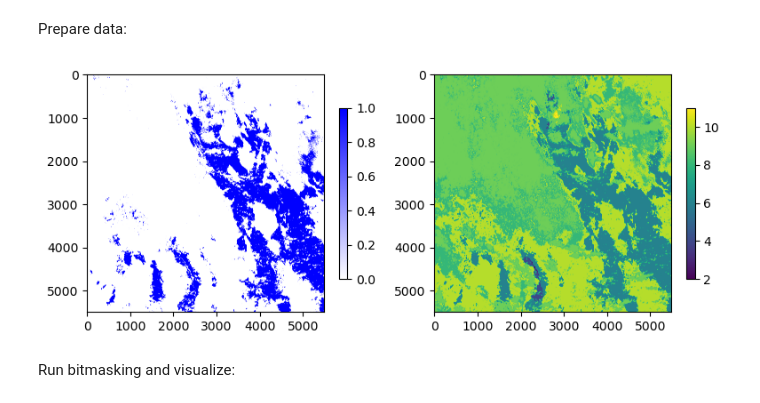
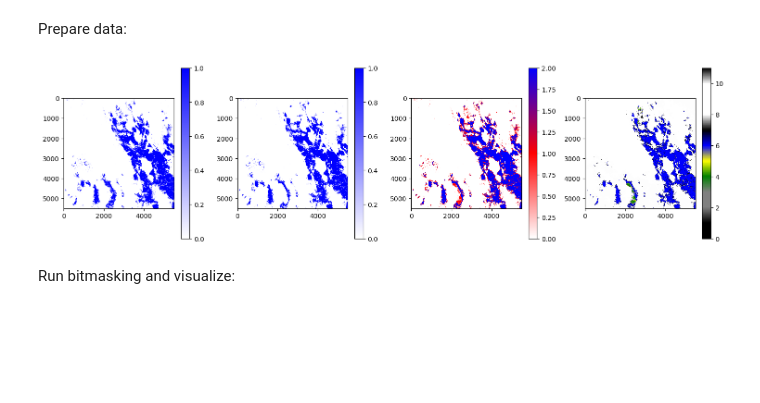
Before and after one commit to sabinenix/testing-wofs, a Jupyter notebook: bit-masking.ipynb, the cells around one changed output. Saved outputs shown, nothing was run; the diff lists cells and outputs as text; code cells hidden in the pictures; blank space fills up the shorter version.

Commit message:
Combined cloud water mask for sentinel-2

```diff
--- a/bit-masking.ipynb
+++ b/bit-masking.ipynb
@@ -63,7 +63,7 @@ def sen2_unpack_qa(data_array, cover_type):
                                 cloud_high_prob=[9],
                                 thin_cirrus=[10],
                                 snow_ice=[11],
-                                clear = [4,5,6,11]
+                                clear = [4,5,6,11],
                                 )
     return unpack_bits(land_cover_endcoding, data_array, cover_type)
 
@@ -157,29 +157,51 @@ sc_band = o_bands_data[6]
 for i in o_bands_data: i.close() # close the files
 # %%
 clear_mask = qa_clean_mask(sc_band, 'SENTINEL_2', ['clear'])
+water_mask = qa_clean_mask(sc_band, 'SENTINEL_2', ['water'])
+
+# Add the masks together to get a combined mask
+combined_mask = clear_mask.astype(int) + water_mask.astype(int)
 
 # Visualize masks in subplots with figure size 30,30
-fig, axs = plt.subplots(1, 2, figsize=(8,8))
+fig, axs = plt.subplots(1, 4, figsize=(15,15))
 
 # Define the colormaps
 custom_cmap = mpl.colors.LinearSegmentedColormap.from_list("", ["white","blue"])
+three_cmap = mpl.colors.LinearSegmentedColormap.from_list("", ["white","red", "blue"])
+
+# Sentinel-2 Scene Classification Colormap
+# 0: nodata, 1: saturated, 2: cast_shadows, 3: cloud_shadows, 4: vegetation, 5: not_vegetated, 6: water,
+# 7: unclassified, 8: cloud_medium_prob, 9: cloud_high_prob, 10: thin_cirrus, 11: snow_ice
+sc_cmap = mpl.colors.LinearSegmentedColormap.from_list("", ["black","black", "gray", "gray", "green",
+                                                            "yellow", "blue", "black", "white", "white",
+                                                            "white", "black"])
 
 # Squeeze the mask arrays to visualize
 clear_mask = np.squeeze(clear_mask)
+water_mask = np.squeeze(water_mask)
+combined_mask = np.squeeze(combined_mask)
 sc_band = np.squeeze(sc_band)
 
 
 # Visualize clear mask
 clear_im = axs[0].imshow(clear_mask, cmap=custom_cmap)
 plt.colorbar(clear_im, ax=axs[0], shrink=0.25)
 
-# Visualize clear mask
-clear_im = axs[1].imshow(sc_band, cmap='viridis')
-plt.colorbar(clear_im, ax=axs[1], shrink=0.25)
+# Visualize water mask
+water_im = axs[1].imshow(water_mask, cmap=custom_cmap)
+plt.colorbar(water_im, ax=axs[1], shrink=0.25)
+
+# Visualize combined water + clear mask
+combined_im = axs[2].imshow(combined_mask, cmap=three_cmap)
+plt.colorbar(combined_im, ax=axs[2], shrink=0.25)
+
+# Visualize original sc band
+sc_im = axs[3].imshow(sc_band, cmap=sc_cmap, vmin=0, vmax=11)
+plt.colorbar(sc_im, ax=axs[3], shrink=0.25)
 
 plt.tight_layout()
 # %% [output]
-[figure, old version]
+[figure, new version]
 # %% [markdown]
 Run bitmasking and visualize:
 # %%
```
